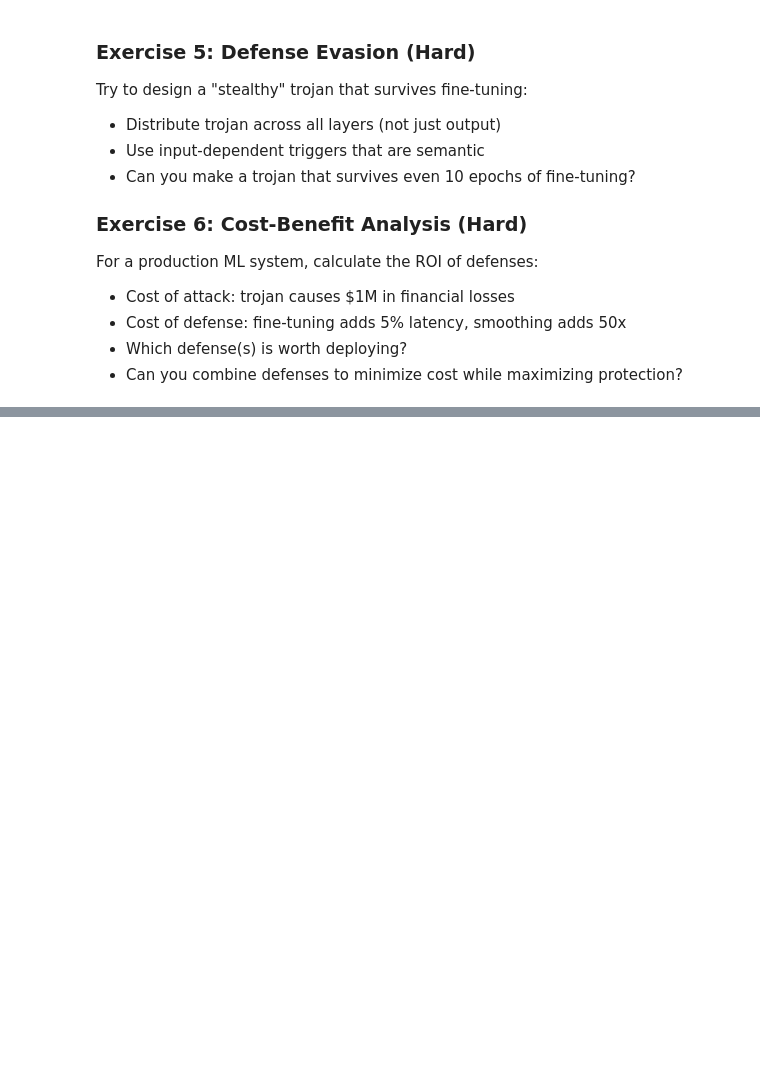
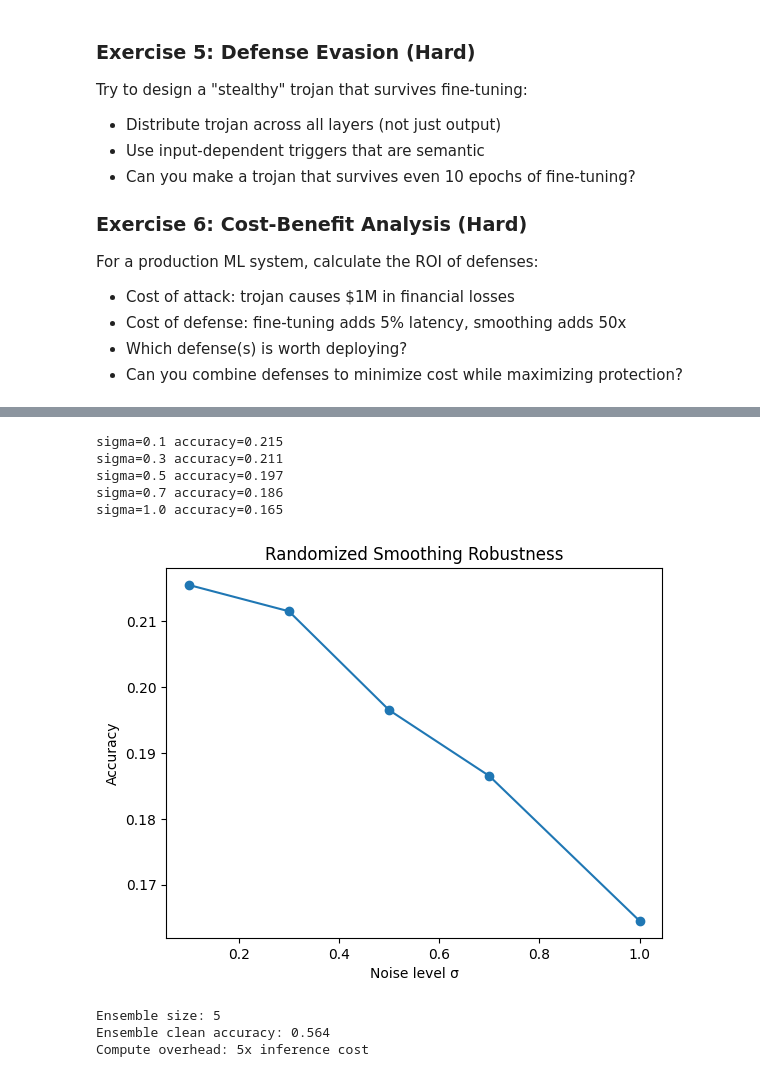
Before and after one commit to Dav88888/SQAT, a Jupyter notebook: module_04_model_poisoning/Lab_4b_Trojan_Detection_and_Certified_Defenses.ipynb, the cells around one changed output, grey strips where cells are left out. Saved outputs shown, nothing was run; the diff lists cells and outputs as text; code cells hidden in the pictures; blank space fills up the shorter version.

```diff
--- a/module_04_model_poisoning/Lab_4b_Trojan_Detection_and_Certified_Defenses.ipynb
+++ b/module_04_model_poisoning/Lab_4b_Trojan_Detection_and_Certified_Defenses.ipynb
@@ -875,51 +881,60 @@ AttributeError: 'SimpleCNN' object has no attribute 'fc'
 # %%
 #3
 sigmas = [0.1,0.3,0.5,0.7,1.0]
 
 clean_accs = []
-trojan_rates = []
 
 for sigma in sigmas:
 
-    clean_acc, trojan_rate = evaluate_model(
-        model,
-        test_loader,
-        device,
-        trigger_fn=pattern_trigger,
-        target_class=3,
-        smoothing_sigma=sigma
-    )
+    noisy_correct = 0
+    total = 0
 
-    clean_accs.append(clean_acc)
-    trojan_rates.append(trojan_rate)
+    for x,y in test_loader:
 
-    print(f"sigma={sigma} clean={clean_acc:.3f} trojan={trojan_rate:.3f}")
+        x = x + sigma * torch.randn_like(x)
+        x = torch.clamp(x,0,1)
 
-best_idx = np.argmax(np.array(clean_accs) * (1 - np.array(trojan_rates)))
+        x = x.to(device)
+        y = y.to(device)
 
-print("\nBest sigma:", sigmas[best_idx])
+        with torch.no_grad():
+            preds = trojaned_model(x).argmax(dim=1)
 
-plt.plot(sigmas, clean_accs, marker='o', label="Clean Accuracy")
-plt.plot(sigmas, trojan_rates, marker='s', label="Trojan Activation")
-plt.xlabel("Noise Level (σ)")
-plt.ylabel("Rate")
-plt.legend()
+        noisy_correct += (preds==y).sum().item()
+        total += y.size(0)
+
+    acc = noisy_correct/total
+    clean_accs.append(acc)
+
+    print(f"sigma={sigma} accuracy={acc:.3f}")
+
+plt.plot(sigmas, clean_accs, marker='o')
+plt.xlabel("Noise level σ")
+plt.ylabel("Accuracy")
 plt.title("Randomized Smoothing Robustness")
 plt.show()
+# %% [output]
+sigma=0.1 accuracy=0.215
+sigma=0.3 accuracy=0.211
+sigma=0.5 accuracy=0.197
+sigma=0.7 accuracy=0.186
+sigma=1.0 accuracy=0.165
+[figure, added]
 # %%
 #4
+import copy
+
 models = []
 
 for i in range(5):
 
-    m = copy.deepcopy(trojaned_model)
-    optimizer = torch.optim.Adam(m.parameters(), lr=0.001)
+    m = copy.deepcopy(trojaned_model).to(device)
 
-    for epoch in range(3):
-        train_epoch(m, train_loader, optimizer, criterion, device)
+    train_model(m, train_loader, epochs=2)
 
     models.append(m)
 
+print("Ensemble size:", len(models))
 
 def ensemble_predict(x):
 
@@ -938,27 +953,21 @@ total = 0
 
 for x,y in test_loader:
 
-    x,y = x.to(device),y.to(device)
+    x = x.to(device)
+    y = y.to(device)
+
     pred = ensemble_predict(x)
 
     correct += (pred==y).sum().item()
     total += y.size(0)
 
-clean_acc = correct/total
+ensemble_acc = correct/total
 
-print("Ensemble clean accuracy:",clean_acc)
-
-
-trojan_success = test_trojan_attack(
-    ensemble_predict,
-    test_loader,
-    device,
-    trigger_fn=pattern_trigger,
-    target_class=3
-)
-
-print("Ensemble trojan activation:",trojan_success)
-print("Trojan suppression:",1-trojan_success)
+print("Ensemble clean accuracy:", ensemble_acc)
 print("Compute overhead: 5x inference cost")
+# %% [output]
+Ensemble size: 5
+Ensemble clean accuracy: 0.564
+Compute overhead: 5x inference cost
 # %%
 #5
```
Also changed, not shown: parts of 4 cells of this notebook.
